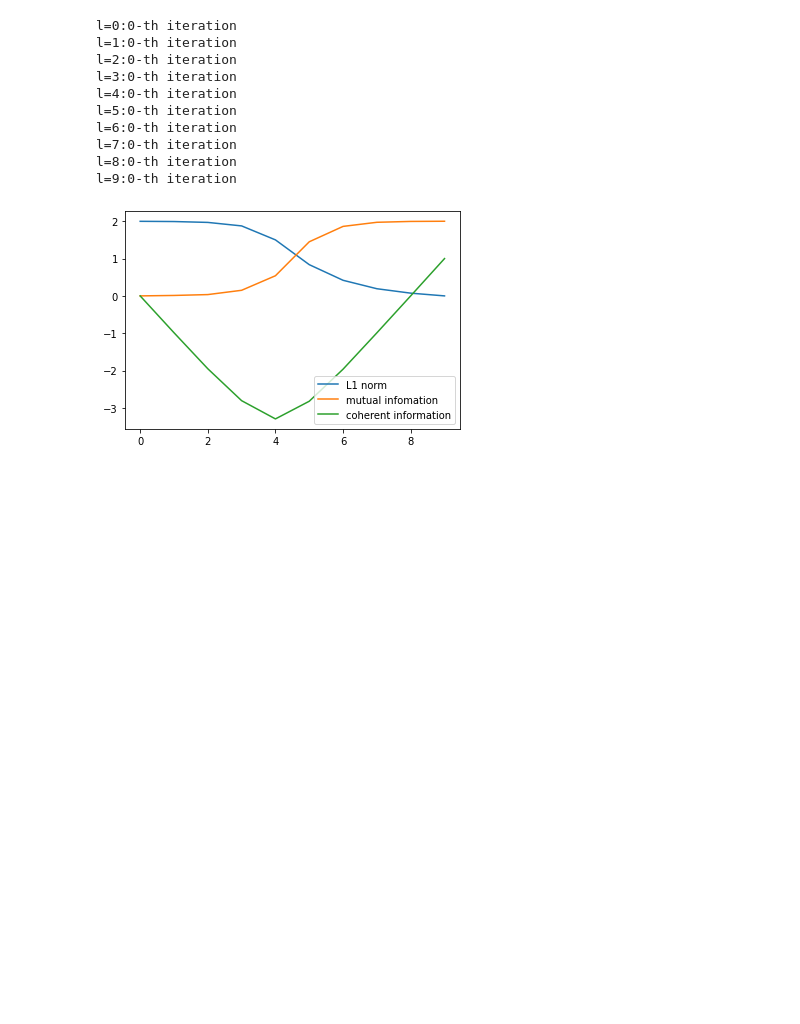
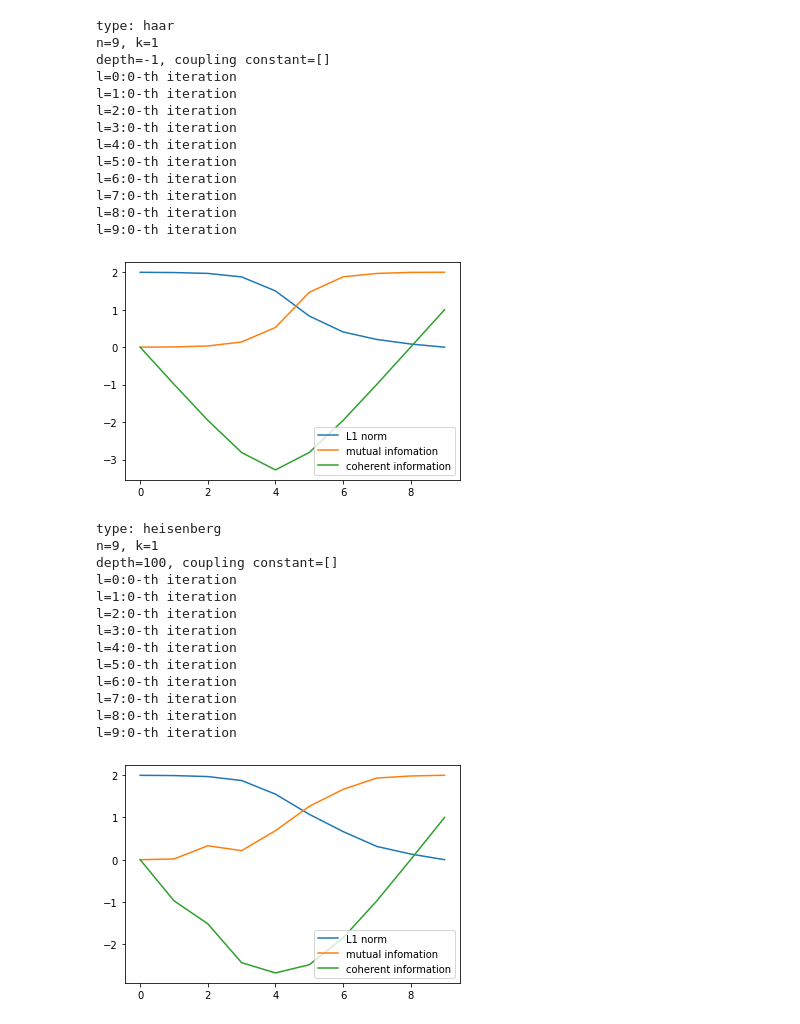
Before and after one commit to masayoshi64/physics-seminar-2021-poster, a Jupyter notebook: hayden_preskill_blackhole.ipynb, the cells around one changed output. Saved outputs shown, nothing was run; the diff lists cells and outputs as text; code cells hidden in the pictures; blank space fills up the shorter version.

Commit message:
change the way coupling constants are specified.

```diff
--- a/hayden_preskill_blackhole.ipynb
+++ b/hayden_preskill_blackhole.ipynb
@@ -19,12 +19,13 @@ class YoungBlackHole():
     # ex) heisenberg123 -> Jx = 1, Jy = 2, Jz = 3
     # 指定しないと[0, 1]の一様分布
     # いい感じの実装になおしたい気もする
-    def __init__(self, n, k, dynamics, depth=-1):
+    def __init__(self, n, k, dynamics, depth=-1, cc=[]):
         self.n = n
         self.k = k
         self.size = n + k
         self.dynamics = dynamics
         self.depth=depth
+        self.cc = cc
         self.reset()
 
     def reset(self):
@@ -40,8 +41,8 @@ class YoungBlackHole():
             self.add_LRC(k, n+k, depth)
         elif dynamics == "haar":
             self.circuit.add_random_unitary_gate(list(range(k, n+k)))
-        elif dynamics[:10] == "heisenberg":
-            self.add_Heisenberg(k, n+k, depth, dynamics[10:])
+        elif dynamics == "heisenberg":
+            self.add_Heisenberg(k, n+k, depth)
         else:
             print("invalid dynamics type")
 
@@ -54,14 +55,14 @@ class YoungBlackHole():
             for i in range(l + d % 2, r - 1, 2):
                 self.circuit.add_random_unitary_gate([i, i + 1])
 
-    def add_Heisenberg(self, l, r, t, cc):
+    def add_Heisenberg(self, l, r, t):
         size = r-l
         X = np.array([[0, 1],[1, 0]])
         Y = np.array([[0, -1j],[1j, 0]])
         Z = np.array([[1, 0],[0, -1]])
         H = np.zeros((1<<size, 1<<size), dtype='complex128')
         for i in range(l, r-1):
-            Jx, Jy, Jz = self.get_coupling_constants(cc)
+            Jx, Jy, Jz = self.get_coupling_constants()
             M = Jx*np.kron(X, X)+Jy*np.kron(Y, Y)+Jz*np.kron(Z, Z)
             if i > k:
                 M = np.kron(np.identity(1<<(i-l)), M)
@@ -71,9 +72,9 @@ class YoungBlackHole():
         U = DenseMatrix(list(range(l, r)), expm(-1j*t*H))
         self.circuit.add_gate(U)
 
-    def get_coupling_constants(self, s):
-        if len(s) == 3:
-            return list(map(int, list(s)))
+    def get_coupling_constants(self):
+        if len(self.cc) == 3:
+            return self.cc
         return np.random.random(3)
 
     # l1 norm
@@ -161,6 +165,9 @@ data = simulate(model, l_max, iter_num)
 save_data(data, "experiment1")
 fig = plot_data(data)
 # %% [output]
+type: haar
+n=9, k=1
+depth=-1, coupling constant=[]
 l=0:0-th iteration
 l=1:0-th iteration
 l=2:0-th iteration
@@ -172,3 +179,28 @@ l=7:0-th iteration
 l=8:0-th iteration
 l=9:0-th iteration
 [figure]
+# %%
+# experiment 2
+# Heisenberg model
+n, k = 9, 1
+l_max = 9
+iter_num = 2
+model = YoungBlackHole(n, k, 'heisenberg', depth=100, cc=[])
+data = simulate(model, l_max, iter_num)
+save_data(data, "experiment2")
+fig = plot_data(data)
+# %% [output]
+type: heisenberg
+n=9, k=1
+depth=100, coupling constant=[]
+l=0:0-th iteration
+l=1:0-th iteration
+l=2:0-th iteration
+l=3:0-th iteration
+l=4:0-th iteration
+l=5:0-th iteration
+l=6:0-th iteration
+l=7:0-th iteration
+l=8:0-th iteration
+l=9:0-th iteration
+[figure, added]
```
Also changed, not shown: parts of 1 cell of this notebook, 6 other files.
